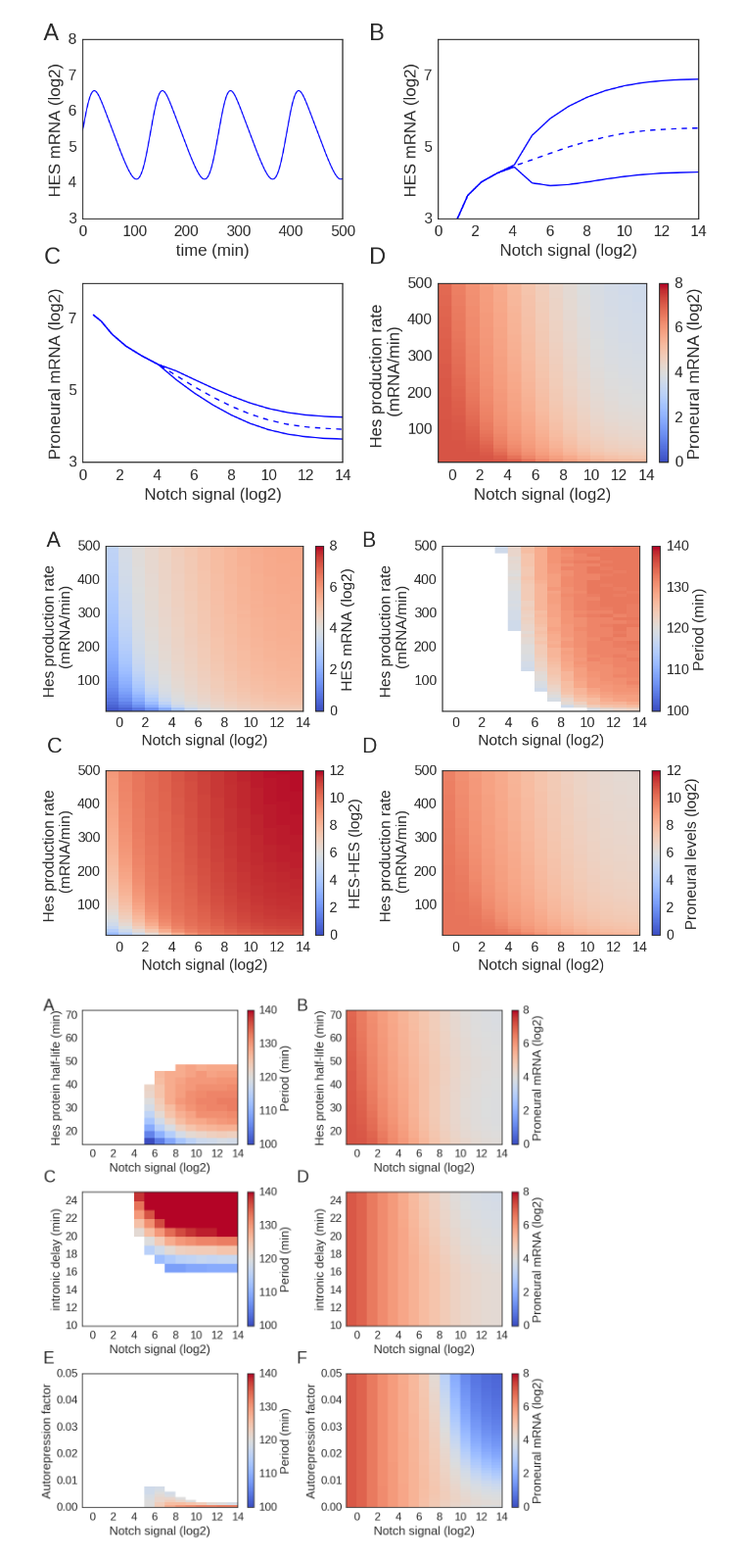
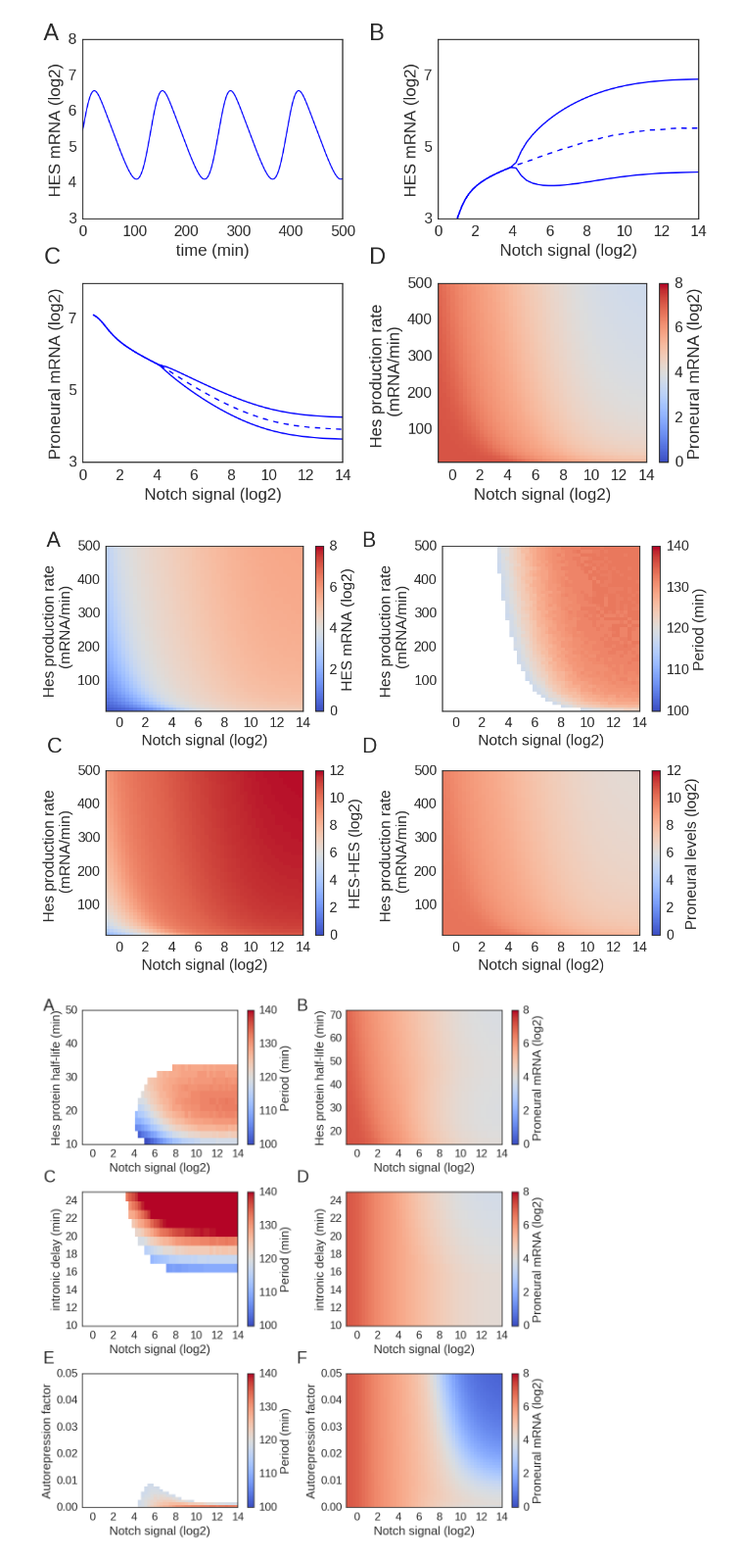
Before and after one commit to mboareto/InterplayNotchID_neurogenesis, a Jupyter notebook: InterplayNotch_IDs_modelling.ipynb, the cells around one changed output. Shown at 98% size. Saved outputs shown, nothing was run; the diff lists cells and outputs as text; code cells hidden in the pictures.

```diff
--- a/InterplayNotch_IDs_modelling.ipynb
+++ b/InterplayNotch_IDs_modelling.ipynb
@@ -51,7 +51,7 @@ dde.hist_from_arrays(ic_dic)
 dde.set_sim_params(tfinal=params['tf'], RelTol=1e-3, AbsTol=1e-3, dtmax=0.5, dtmin=1e-2, dt0=0.1, MaxIter=1e+6)
 dde.run()
 # %%
-p_dic = {'I' : 2**np.arange(-1.0, 14.1, 1.0)
+p_dic = {'I' : 2**np.arange(-1.0, 14.1, 0.3)
         ,'id': 2**np.arange(-1.0, 14.1, 1.0)
         ,'m0': np.arange(10, 501, 10)
         ,'gp': np.arange(10, 51, 2)/np.log(2)
@@ -121,7 +121,7 @@ aux.plot_pdiagram(m['aa'], p_dic, axis=['I', 'm0'], label=label, clim=[0, 12], c
 plt.tight_layout()
 #plt.savefig('../figures/Figure2Suppl_Notch_Hes.pdf', format='pdf')
 # %% [output]
-[figure, old version]
+[figure, new version]
 # %%
 params['ti'] = 25.0
 # ------ Setting initial condictions -------------
@@ -149,34 +149,36 @@ ax.text(1.38, 1.00, 'B', fontsize=26, transform=ax.transAxes)
 ax.text(-.25, -.28, 'C', fontsize=26, transform=ax.transAxes)
 ax.text(1.38, -.28, 'D', fontsize=26, transform=ax.transAxes)
 ax.text(-.25, -1.63,'E', fontsize=26, transform=ax.transAxes)
 ax.text(1.38, -1.63,'F', fontsize=26, transform=ax.transAxes)
 
 m = aux.phase_diagram(dde, p_dic, axis=['I', 'gp'], var=['m', 'pp', 'ma', 'aa'], trange=trange)
 aux.plot_pdiagram(m['m'], p_dic, axis=['I', 'gp'], label=label, k='T', cmap=cmap, ax=ax, clabel='Period (min)'
                  ,ylog=False, clim=[100, 140], nc=10)
+plt.yticks(np.arange(10, 51, 10)/np.log(2), np.arange(10, 51, 10))
+
 ax = plt.subplot2grid((3, 2), (0, 1), colspan=1, rowspan=1)
 aux.plot_pdiagram(m['ma'], p_dic, axis=['I', 'gp'], label=label, clim=[0, 8], cmap=cmap, ax=ax, clabel=label['ma']
                  ,ylog=False)
 
 m = aux.phase_diagram(dde, p_dic, axis=['I', 'ti'], var=['m', 'pp', 'ma', 'aa'], trange=trange)
 ax = plt.subplot2grid((3, 2), (1, 0), colspan=1, rowspan=1)
 aux.plot_pdiagram(m['m'], p_dic, axis=['I', 'ti'], label=label, k='T', cmap=cmap, ax=ax, clabel='Period (min)'
                  ,ylog=False, clim=[100, 140], nc=10)
 ax = plt.subplot2grid((3, 2), (1, 1), colspan=1, rowspan=1)
 aux.plot_pdiagram(m['ma'], p_dic, axis=['I', 'ti'], label=label, clim=[0, 8], cmap=cmap, ax=ax, clabel=label['ma']
                  ,ylog=False)
 
 m = aux.phase_diagram(dde, p_dic, axis=['I', 'l'], var=['m', 'pp', 'ma', 'aa'], trange=trange)
 ax = plt.subplot2grid((3, 2), (2, 0), colspan=1, rowspan=1)
 aux.plot_pdiagram(m['m'], p_dic, axis=['I', 'l'], label=label, k='T', cmap=cmap, ax=ax, clabel='Period (min)'
                  ,ylog=False, clim=[100, 140], nc=10)
 ax = plt.subplot2grid((3, 2), (2, 1), colspan=1, rowspan=1)
 aux.plot_pdiagram(m['ma'], p_dic, axis=['I', 'l'], label=label, clim=[0, 8], cmap=cmap, ax=ax, clabel=label['ma']
                  ,ylog=False)
 plt.tight_layout()
 #plt.savefig('../figures/Figure3_Notch_Hes_Proneurals.pdf', format='pdf')
 # %% [output]
-[figure, old version]
+[figure, new version]
 # %%
 # ------------------- Figure 2B-E ----------------------------
 f = plt.subplots(2, 2, figsize=(6*2, 4*2), sharex=False)
```
Also changed, not shown: parts of 1 cell of this notebook.
